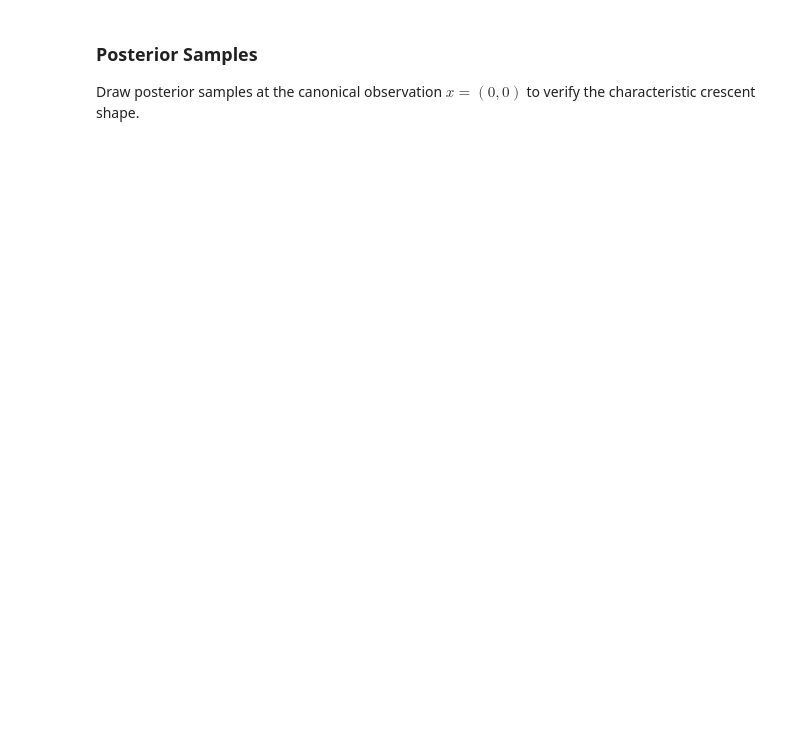
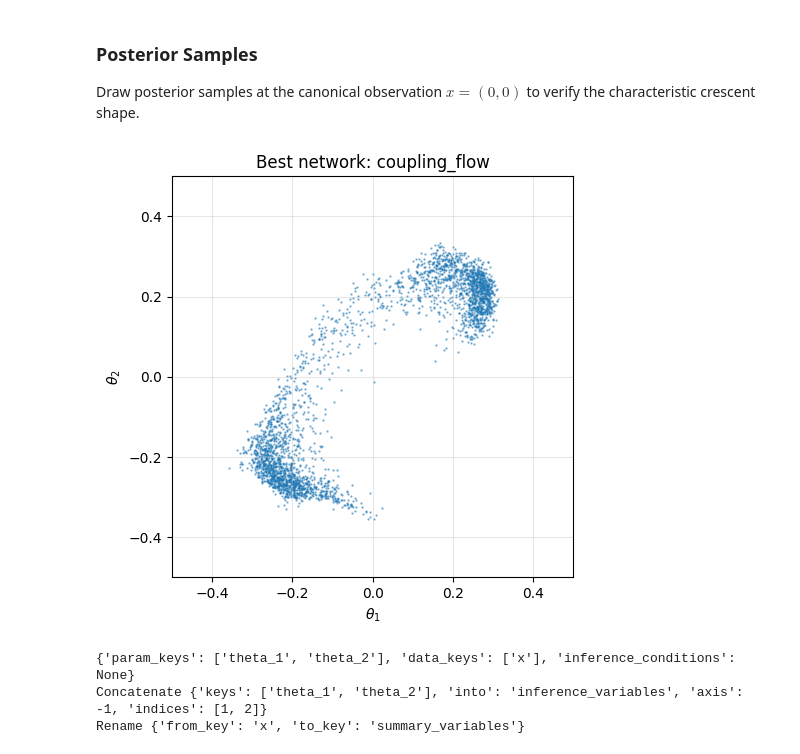
Before and after one commit to matthiaskloft/bayesflow-hpo, a Jupyter notebook: examples/two_moons_optimization.ipynb, the cells around one changed output. Saved outputs shown, nothing was run; the diff lists cells and outputs as text; code cells hidden in the pictures; blank space fills up the shorter version.

```diff
--- a/examples/two_moons_optimization.ipynb
+++ b/examples/two_moons_optimization.ipynb
@@ -61,15 +230,4 @@ We run a small study (8 trials) to compare the three network types. In practice,
 # %%
-def train_fn(approximator, simulator, hparams, callbacks):
-    """Compatibility hook for BayesFlow 2.0.8+ (maps batches_per_epoch → num_batches)."""
-    approximator.fit(
-        simulator=simulator,
-        epochs=int(hparams["epochs"]),
-        batch_size=int(hparams.get("batch_size", 256)),
-        num_batches=int(hparams["batches_per_epoch"]),
-        callbacks=callbacks,
-    )
-
-
 study = hpo.optimize(
     simulator=simulator,
     adapter=adapter,
@@ -77,10 +235,12 @@ study = hpo.optimize(
     n_trials=8,
     epochs=30,
     batches_per_epoch=50,
+    sims_per_condition=32,
     max_param_count=500_000,
-    objective_metrics=["calibration_error", "nrmse"],
+    objective_metrics=[OBJECTIVE_METRIC],
     objective_mode="pareto",
     train_fn=train_fn,
+    validate_fn=validate_fn,
     storage=None,
     show_progress_bar=False,
 )
@@ -117,16 +463,17 @@ config
 
 Rebuild the winning architecture from the HPO config and retrain with a larger budget.
 # %%
+from typing import Any, cast
 import keras
 
 approximator = hpo.build_continuous_approximator(config, adapter, search_space)
 
-epochs, batches_per_epoch = 75, 100
+epochs, batches_per_epoch = 50, 100
 lr_schedule = keras.optimizers.schedules.CosineDecay(
     initial_learning_rate=float(config["initial_lr"]),
     decay_steps=epochs * batches_per_epoch,
-)
-approximator.compile(optimizer=keras.optimizers.Adam(learning_rate=lr_schedule))
+ )
+approximator.compile(optimizer=keras.optimizers.Adam(learning_rate=cast(Any, lr_schedule)))
 
 approximator.fit(
     simulator=simulator,
@@ -141,14 +510,36 @@ Draw posterior samples at the canonical observation $x = (0, 0)$ to verify the c
 # %%
 import matplotlib.pyplot as plt
 
 conditions = {"x": np.array([[0.0, 0.0]], dtype="float32")}
-samples = approximator.sample(conditions=conditions, num_samples=3000)["theta"]
+draws = approximator.sample(conditions=conditions, num_samples=3000)
+
+if isinstance(draws, dict):
+    if "theta" in draws:
+        samples = draws["theta"]
+    elif "theta_1" in draws and "theta_2" in draws:
+        samples = np.concatenate([draws["theta_1"], draws["theta_2"]], axis=-1)
+    else:
+        raise KeyError(f"Could not find posterior samples. Available keys: {list(draws.keys())}")
+else:
+    samples = draws
 
 fig, ax = plt.subplots(figsize=(5, 5))
 ax.scatter(samples[0, :, 0], samples[0, :, 1], alpha=0.5, s=0.5)
 ax.set(xlabel=r"$\theta_1$", ylabel=r"$\theta_2$", xlim=(-0.5, 0.5), ylim=(-0.5, 0.5))
 ax.set_aspect("equal")
 ax.set_title(f"Best network: {config.get('inference_network_type', 'N/A')}")
 ax.grid(alpha=0.3)
 plt.tight_layout()
 plt.show()
+# %% [output]
+[figure, added]
+# %%
+from bayesflow_hpo.api import infer_keys_from_adapter
+
+print(infer_keys_from_adapter(adapter))
+for t in adapter.transforms:
+    print(type(t).__name__, getattr(t, "__dict__", {}))
+# %% [output]
+{'param_keys': ['theta_1', 'theta_2'], 'data_keys': ['x'], 'inference_conditions': None}
+Concatenate {'keys': ['theta_1', 'theta_2'], 'into': 'inference_variables', 'axis': -1, 'indices': [1, 2]}
+Rename {'from_key': 'x', 'to_key': 'summary_variables'}
```
Also changed, not shown: parts of 15 cells of this notebook, 2 other files.
